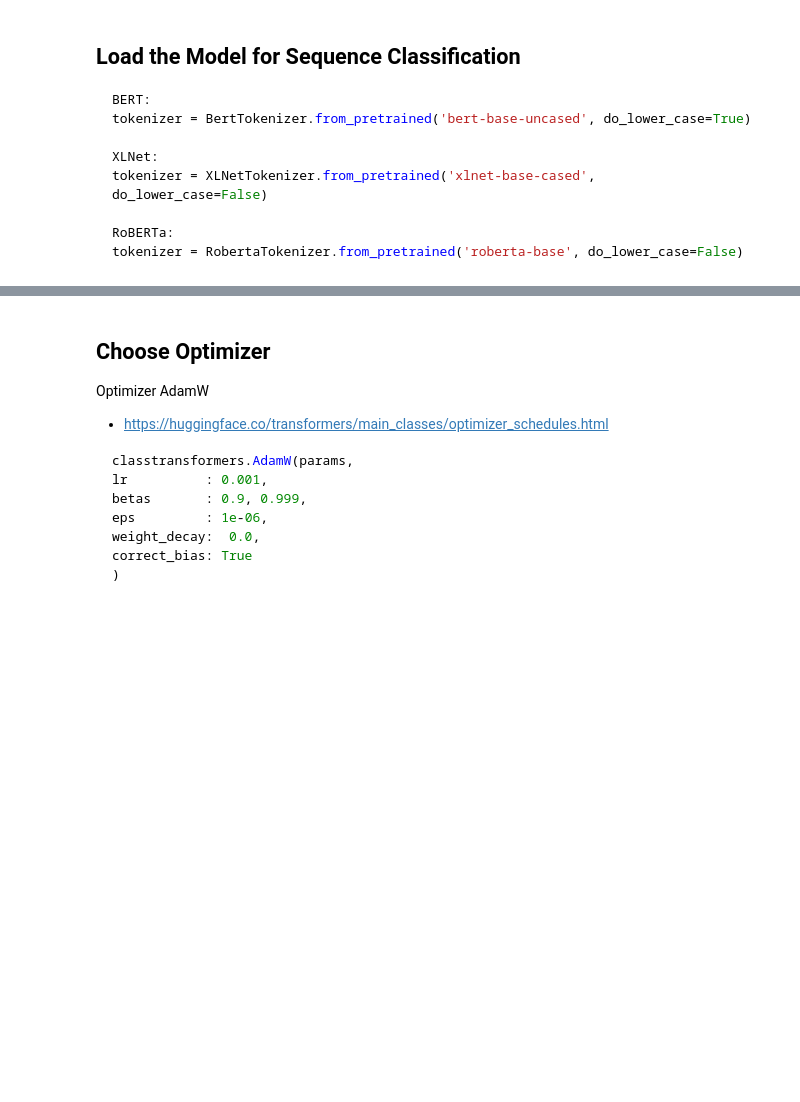
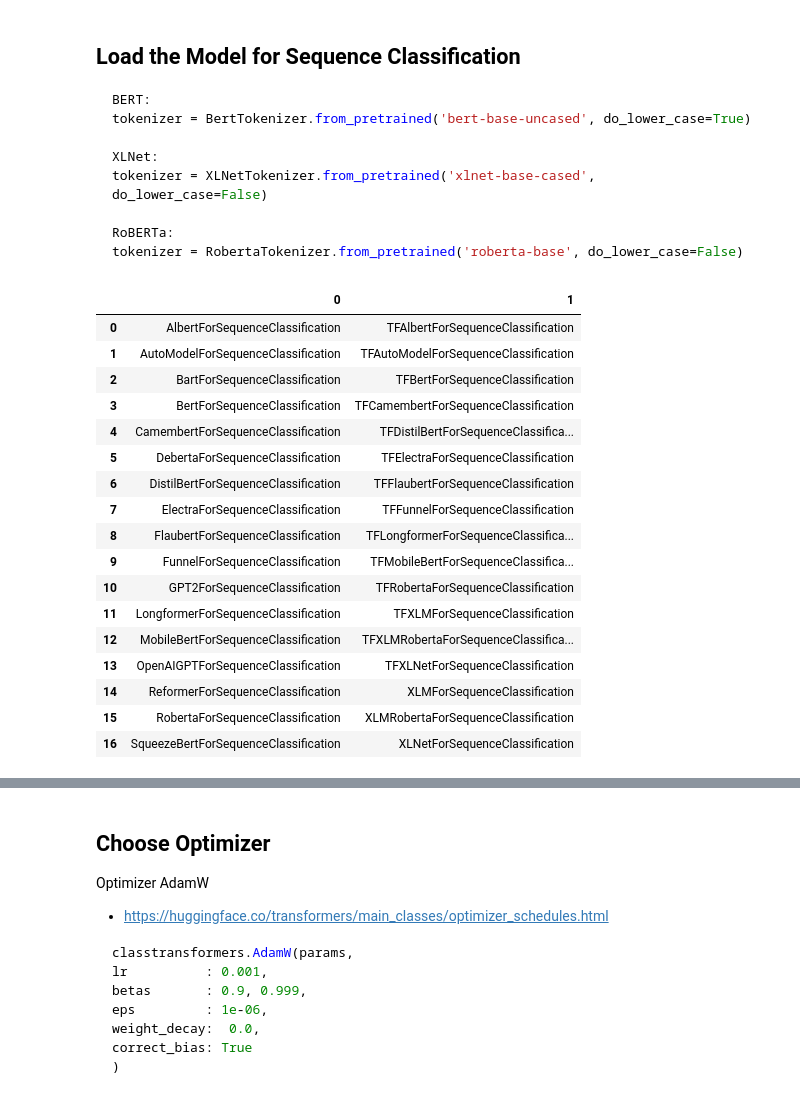
Before and after one commit to bhishanpdl/Project_Toxic_Comments, a Jupyter notebook: notebooks/y02c_toxic_dl_distilbertfast_pytorch.ipynb, the cells around one changed output, grey strips where cells are left out. Drawn from its saved outputs; the diff is of its cells as text; code cells hidden in the pictures; blank space fills up the shorter version.

````diff
--- a/notebooks/y02c_toxic_dl_distilbertfast_pytorch.ipynb
+++ b/notebooks/y02c_toxic_dl_distilbertfast_pytorch.ipynb
@@ -535,5 +552,24 @@ RoBERTa:
 tokenizer = RobertaTokenizer.from_pretrained('roberta-base', do_lower_case=False)
 ```
 # %%
-# show_methods(transformers,contains='SequenceClassification',ncols=2)
+show_methods(transformers,contains='SequenceClassification',ncols=2)
+# %% [output]
+|  | 0 | 1 |
+| 0 | AlbertForSequenceClassification | TFAlbertForSequenceClassification |
+| 1 | AutoModelForSequenceClassification | TFAutoModelForSequenceClassification |
+| 2 | BartForSequenceClassification | TFBertForSequenceClassification |
+| 3 | BertForSequenceClassification | TFCamembertForSequenceClassification |
+| 4 | CamembertForSequenceClassification | TFDistilBertForSequenceClassifica... |
+| 5 | DebertaForSequenceClassification | TFElectraForSequenceClassification |
+| 6 | DistilBertForSequenceClassification | TFFlaubertForSequenceClassification |
+| 7 | ElectraForSequenceClassification | TFFunnelForSequenceClassification |
+| 8 | FlaubertForSequenceClassification | TFLongformerForSequenceClassifica... |
+| 9 | FunnelForSequenceClassification | TFMobileBertForSequenceClassifica... |
+| 10 | GPT2ForSequenceClassification | TFRobertaForSequenceClassification |
+| 11 | LongformerForSequenceClassification | TFXLMForSequenceClassification |
+| 12 | MobileBertForSequenceClassification | TFXLMRobertaForSequenceClassifica... |
+| 13 | OpenAIGPTForSequenceClassification | TFXLNetForSequenceClassification |
+| 14 | ReformerForSequenceClassification | XLMForSequenceClassification |
+| 15 | RobertaForSequenceClassification | XLMRobertaForSequenceClassification |
+| 16 | SqueezeBertForSequenceClassification | XLNetForSequenceClassification |
 # %%
````
Also changed, not shown: parts of 34 cells of this notebook, 3 other files.
